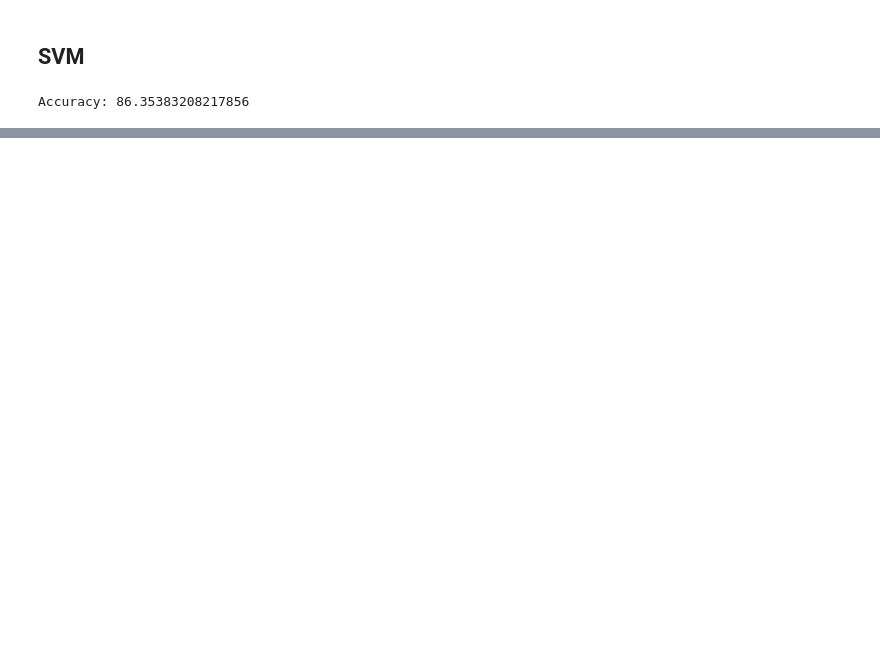
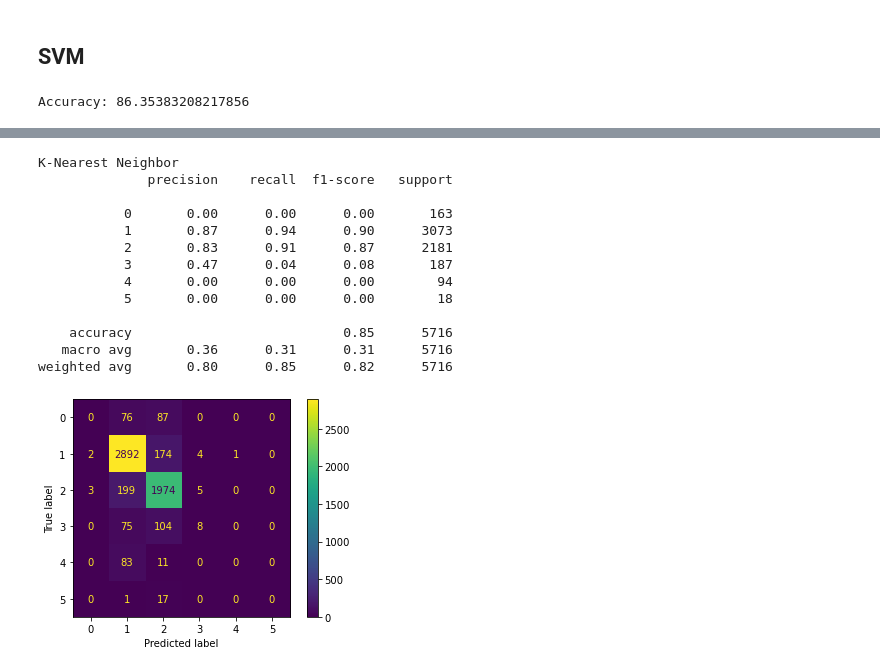
Before and after one commit to VCacciatore/Voter-Survey-2016-Data-Mining, a Jupyter notebook: Voter Survey 2016 Data Mining.ipynb, the cells around one changed output, grey strips where cells are left out. Saved outputs shown, nothing was run; the diff lists cells and outputs as text; code cells hidden in the pictures; blank space fills up the shorter version.

```diff
--- a/Voter Survey 2016 Data Mining.ipynb
+++ b/Voter Survey 2016 Data Mining.ipynb
@@ -319,0 +390,25 @@ Accuracy: 86.35383208217856
+# %%
+# generate a confusion matrix for KNN model
+preds = cross_val_predict(knn, data_x, label_list, cv=10)
+cm = confusion_matrix(label_list.values.ravel(), preds)
+print("K-Nearest Neighbor")
+#print(confusion_matrix(label_list.values.ravel(), preds))
+print(classification_report(label_list.values.ravel(), preds))
+disp = ConfusionMatrixDisplay(confusion_matrix=cm)
+disp.plot()
+plt.show()
+# %% [output]
+K-Nearest Neighbor
+              precision    recall  f1-score   support
+
+           0       0.00      0.00      0.00       163
+           1       0.87      0.94      0.90      3073
+           2       0.83      0.91      0.87      2181
+           3       0.47      0.04      0.08       187
+           4       0.00      0.00      0.00        94
+           5       0.00      0.00      0.00        18
+
+    accuracy                           0.85      5716
+   macro avg       0.36      0.31      0.31      5716
+weighted avg       0.80      0.85      0.82      5716
+[figure, added]
```
Also changed, not shown: parts of 22 cells of this notebook, 2 other files.
